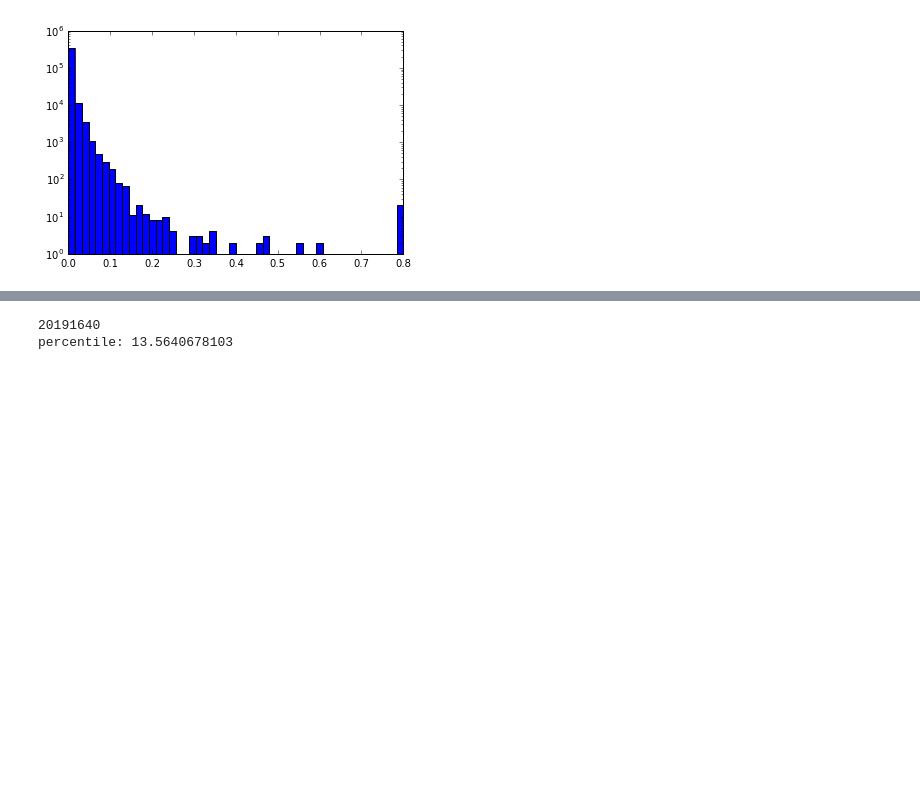
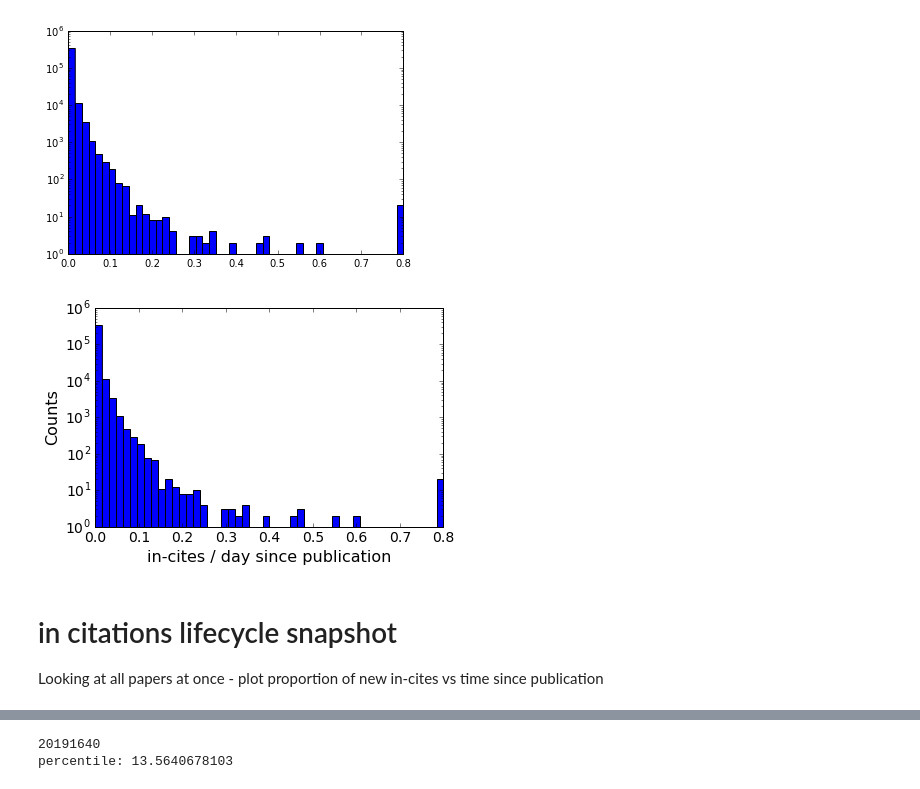
Before and after one commit to ehoppmann/PMCnetworks, a Jupyter notebook: 1-scape-parse/07-09-2016 - author stats.ipynb, the cells around one changed output, grey strips where cells are left out. Saved outputs shown, nothing was run; the diff lists cells and outputs as text; code cells hidden in the pictures; blank space fills up the shorter version.

Commit message:
updated plots

```diff
--- a/1-scape-parse/07-09-2016 - author stats.ipynb
+++ b/1-scape-parse/07-09-2016 - author stats.ipynb
@@ -3,8 +3,8 @@
 # %%
 import sqlite3
 import datetime
-conng = sqlite3.connect('pmcv1-graph.db')  # CHANGE TO v2 and rerun!
+conng = sqlite3.connect('pmcv1-graph.db')
 cg = conng.cursor()
-connf = sqlite3.connect('pmcv2-full.db')
+connf = sqlite3.connect('pmcv3-full.db')
 cf = connf.cursor()
 # %%
@@ -64,7 +64,24 @@ plt.hist(citedaysratio.clip_upper(.8), log = True, bins = 50)
           7.68007778e-01,   7.84003889e-01,   8.00000000e-01]),
  <a list of 50 Patch objects>)
 [figure]
+# %%
+import matplotlib
+matplotlib.rc('xtick', labelsize=14)
+matplotlib.rc('ytick', labelsize=14)
+
+plt.figure(figsize=(6,4))
+plt.hist(citedaysratio.clip_upper(.8), log = True, bins = 50)
+plt.xlabel("in-cites / day since publication", fontsize=16)
+plt.ylabel("Counts", fontsize=16)
+plt.tight_layout()
+plt.savefig('citesperdayhist.svg')
+# %% [output]
+[figure, added]
 # %%
 counts, div = np.histogram(citedaysratio, bins = 200, range = (0,0.1))
 # %%
 totcounts = counts.sum()
+# %% [markdown]
+# in citations lifecycle snapshot
+
+Looking at all papers at once - plot proportion of new in-cites vs time since publication
```
Also changed, not shown: parts of 9 cells of this notebook.
